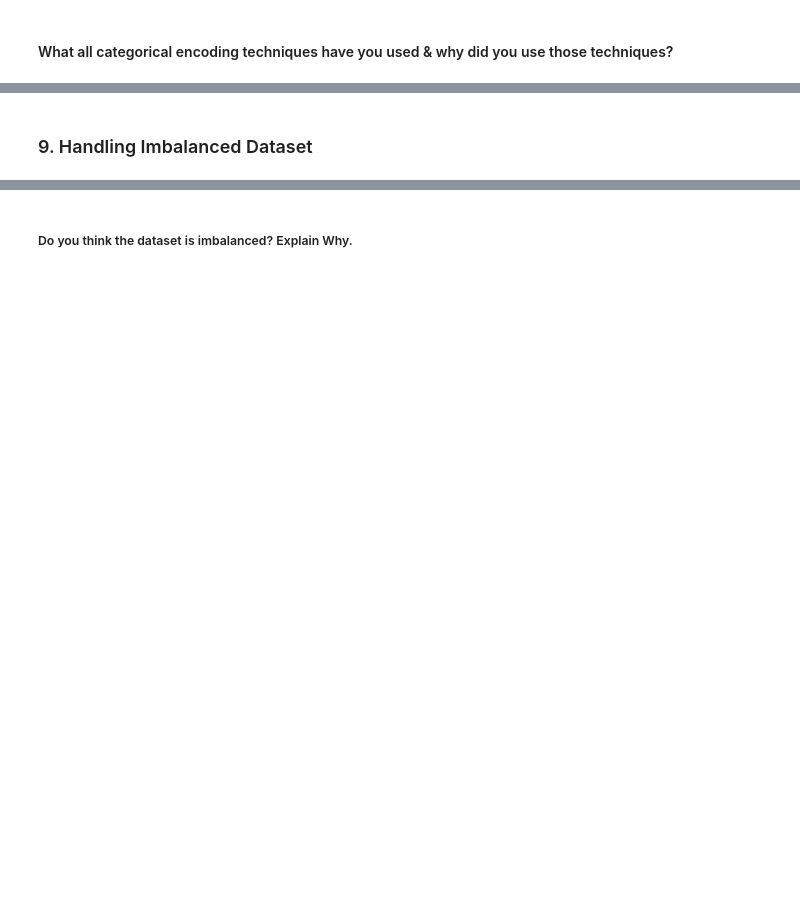
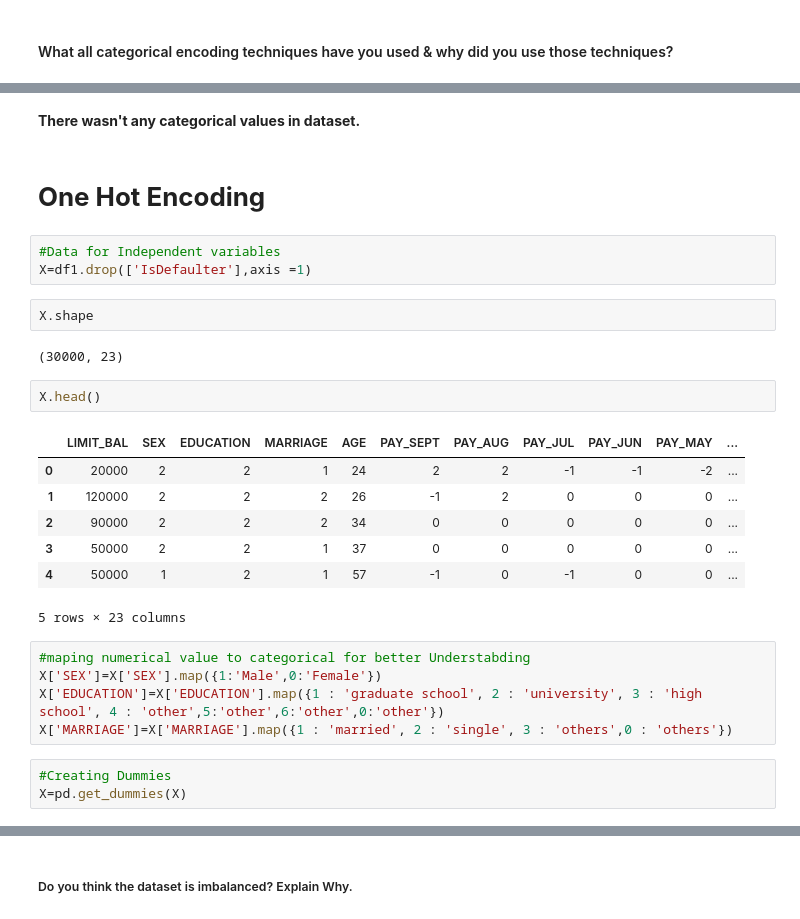
Before and after one commit to oweskhan77/Credit-Card-Default-Prediction, a Jupyter notebook: Credit_Card_Default_Prediction_ML_Submission_Template.ipynb, the cells around one changed output, grey strips where cells are left out. Cells and saved outputs as stored; diff of their text form; blank space fills up the shorter version.

```diff
--- a/Credit_Card_Default_Prediction_ML_Submission_Template.ipynb
+++ b/Credit_Card_Default_Prediction_ML_Submission_Template.ipynb
@@ -1041,2 +976,29 @@ Answer Here.
-# %% [markdown]
-### 9. Handling Imbalanced Dataset
+# %% [markdown]
+**There wasn't any categorical values in dataset.**
+# %% [markdown]
+# **One Hot Encoding**
+# %%
+#Data for Independent variables
+X=df1.drop(['IsDefaulter'],axis =1)
+# %%
+X.shape
+# %% [output]
+(30000, 23)
+# %%
+X.head()
+# %% [output]
+|  | LIMIT_BAL | SEX | EDUCATION | MARRIAGE | AGE | PAY_SEPT | PAY_AUG | PAY_JUL | PAY_JUN | PAY_MAY | ... |
+| 0 | 20000 | 2 | 2 | 1 | 24 | 2 | 2 | -1 | -1 | -2 | ... |
+| 1 | 120000 | 2 | 2 | 2 | 26 | -1 | 2 | 0 | 0 | 0 | ... |
+| 2 | 90000 | 2 | 2 | 2 | 34 | 0 | 0 | 0 | 0 | 0 | ... |
+| 3 | 50000 | 2 | 2 | 1 | 37 | 0 | 0 | 0 | 0 | 0 | ... |
+| 4 | 50000 | 1 | 2 | 1 | 57 | -1 | 0 | -1 | 0 | 0 | ... |
+5 rows × 23 columns
+# %%
+#maping numerical value to categorical for better Understabding
+X['SEX']=X['SEX'].map({1:'Male',0:'Female'})
+X['EDUCATION']=X['EDUCATION'].map({1 : 'graduate school', 2 : 'university', 3 : 'high school', 4 : 'other',5:'other',6:'other',0:'other'})
+X['MARRIAGE']=X['MARRIAGE'].map({1 : 'married', 2 : 'single', 3 : 'others',0 : 'others'})
+# %%
+#Creating Dummies
+X=pd.get_dummies(X)
```
Also changed, not shown: parts of 87 cells of this notebook.
